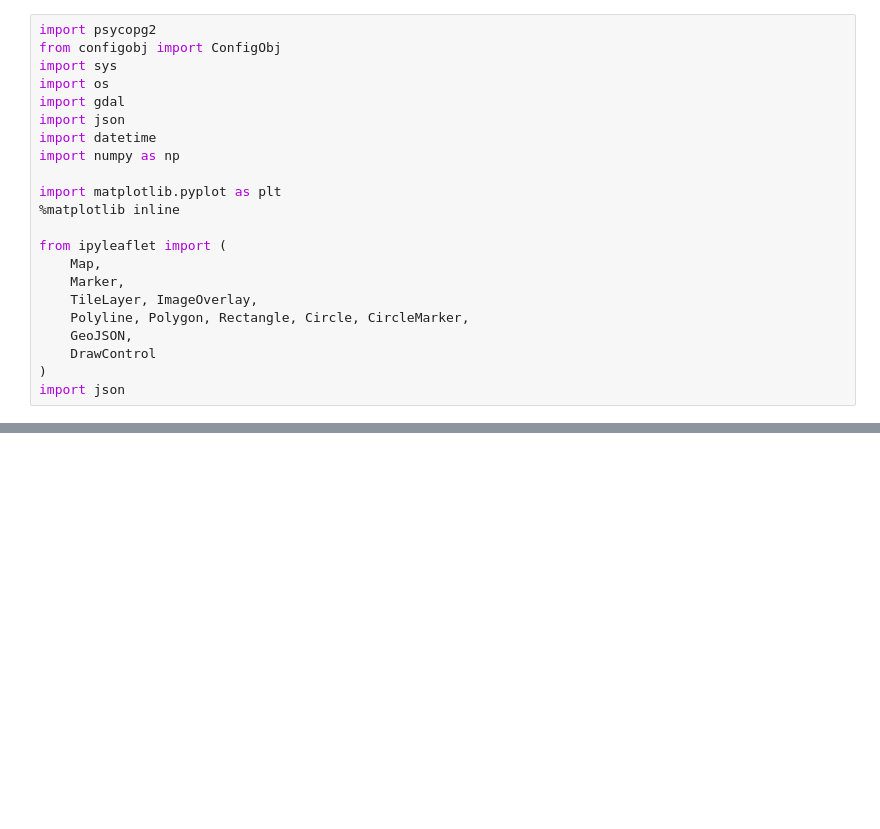
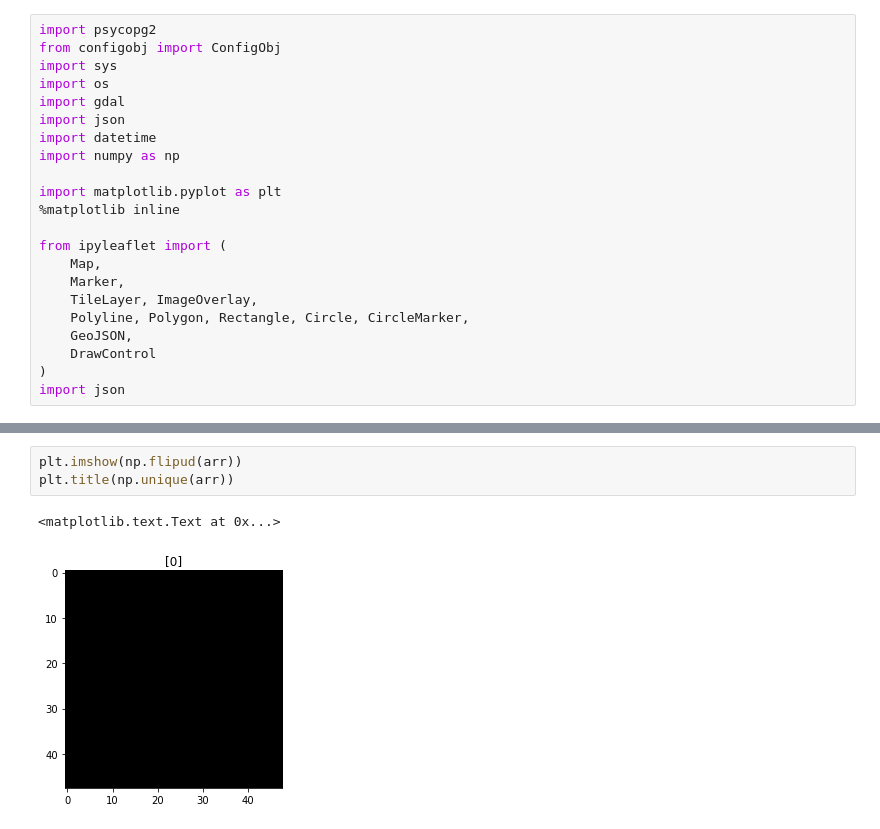
Before and after one commit to MarcCoru/S2preprocessing, a Jupyter notebook: dbviz.ipynb, the cells around one changed output, grey strips where cells are left out. Cells and saved outputs as stored; diff of their text form; blank space fills up the shorter version.

```diff
--- a/dbviz.ipynb
+++ b/dbviz.ipynb
@@ -269,0 +306,6 @@ conn.close()
+# %%
+plt.imshow(np.flipud(arr))
+plt.title(np.unique(arr))
+# %% [output]
+<matplotlib.text.Text at 0x...>
+[figure, added]
```
Also changed, not shown: parts of 17 cells of this notebook, 3 other files.
